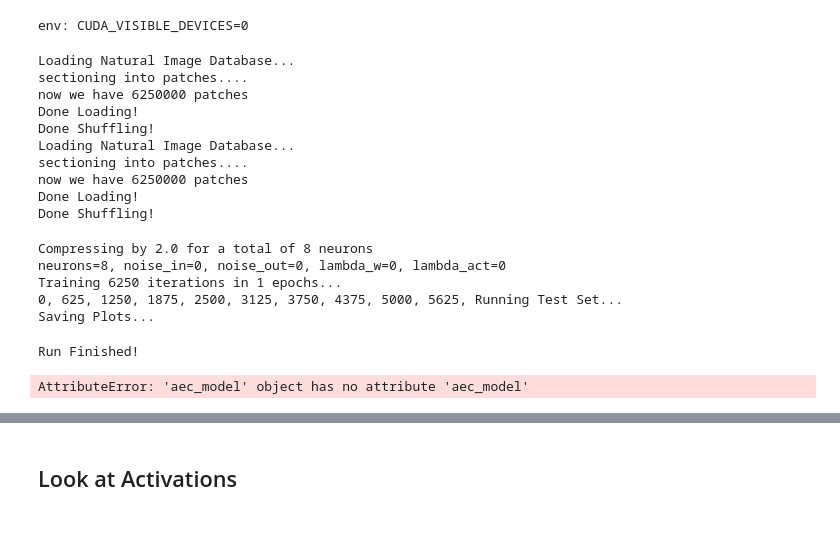
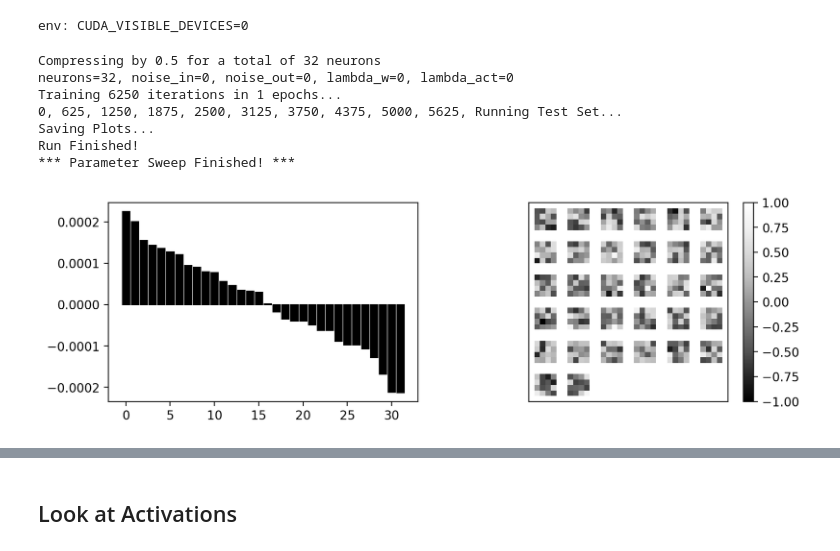
Before and after one commit to vdutell/NatVisAutoEncode, a Jupyter notebook: Image Autoencoder.ipynb, the cells around one changed output, grey strips where cells are left out. Drawn from its saved outputs; the diff is of its cells as text; code cells hidden in the pictures.

Commit message:
new plot calling syntax

```diff
--- a/Image Autoencoder.ipynb
+++ b/Image Autoencoder.ipynb
@@ -92,8 +92,8 @@ params["imxlen"] = params["patchsize"]
 params["imylen"] = params["patchsize"]
 
 #params for sweeping
-sweep_neurons = [8,16,32] #[100] #[50,100,200] #[50,75,100,150,200]
-sweep_nonlin1 = ['linear', 'sigmoid'] #['linear','sigmoid','relu'] , #'sigmoid',
+sweep_neurons = [32]#[8,16,32] #[100] #[50,100,200] #[50,75,100,150,200]
+sweep_nonlin1 = ['linear'] #['linear', 'sigmoid'] #['linear','sigmoid','relu'] , #'sigmoid',
 sweep_nonlin2 = ['linear']
 sweep_lambda_wgt_act = [[0,0]]; # [0.1,0] for center surround.
 bsis = [1000]
@@ -101,17 +101,6 @@ sweep_batch_its = [[bsz, int((np.int(params['nimages']/bsz)))] for bsz in bsis]
 sweep_epochs = [1]
 sweep_learning_rates = [0.001] #, 0.001, 0.005, 0.01, 0.015]
 sweep_noise_xs_rs = [[0,0]] #[[0,0],[0.1,0],[0.01,0],[0,0.1],[0,0.01]]
-# %% [output]
-Loading Natural Image Database...
-sectioning into patches....
-now we have 6250000 patches
-Done Loading!
-Done Shuffling!
-Loading Natural Image Database...
-sectioning into patches....
-now we have 6250000 patches
-Done Loading!
-Done Shuffling!
 # %%
 for neurons in sweep_neurons:
     params['nneurons'] = neurons
@@ -137,7 +126,7 @@ for neurons in sweep_neurons:
                                 encoding_model = aec.aec_model(params)
 
                                 #train it'
-                                [aec,
+                                [encoding_model,
                                 cost_evolution,
                                 wmean_evolution,
                                 inweights_evolution,
@@ -171,10 +160,10 @@ for neurons in sweep_neurons:
                                 print('Run Finished!')
 print("*** Parameter Sweep Finished! ***")
 # %% [output]
-Compressing by 2.0 for a total of 8 neurons
-neurons=8, noise_in=0, noise_out=0, lambda_w=0, lambda_act=0
+Compressing by 0.5 for a total of 32 neurons
+neurons=32, noise_in=0, noise_out=0, lambda_w=0, lambda_act=0
 Training 6250 iterations in 1 epochs...
 0, 625, 1250, 1875, 2500, 3125, 3750, 4375, 5000, 5625, Running Test Set...
 Saving Plots...
+Run Finished!
+*** Parameter Sweep Finished! ***
-Run Finished!
-AttributeError: 'aec_model' object has no attribute 'aec_model'
@@ -183,7 +170,9 @@ np.shape(test_acts_ordered)
 # %%
 imp.reload(plu)
-fw = test_inweights_ordered.reshape(aec.params['imxlen'],
-                                     aec.params['imylen'],
-                                     aec.params['nneurons']).T
+fw = test_inweights_ordered.reshape(encoding_model.params['imxlen'],
+                                     encoding_model.params['imylen'],
+                                     encoding_model.params['nneurons']).T
 p = plu.display_data_acts_tiled(fw,np.mean(test_acts_ordered,axis=0))
+# %% [output]
+[figure, added]
 # %%
```
Also changed, not shown: parts of 11 cells of this notebook.
